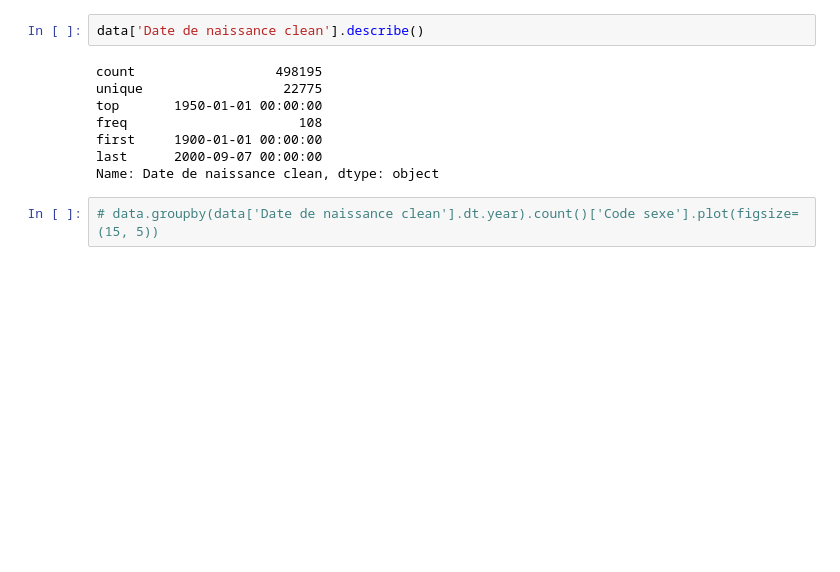
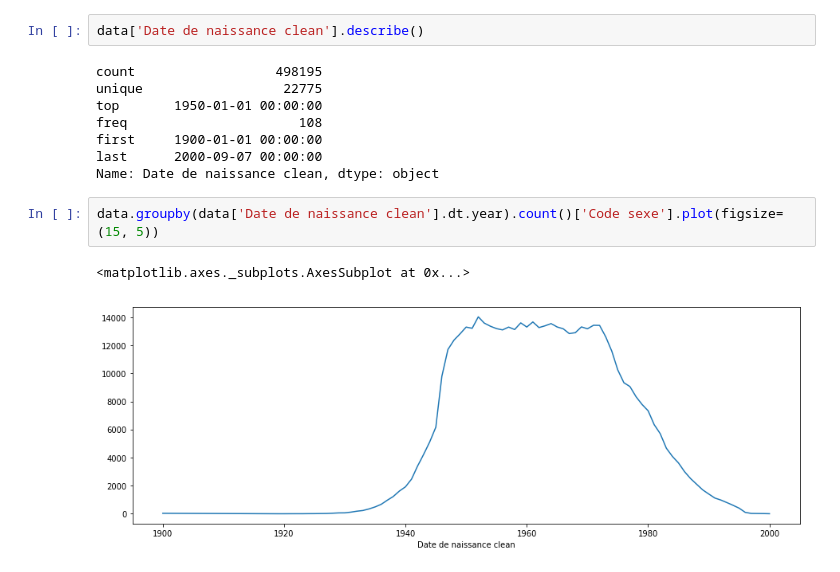
Before and after one commit to jdenes/WOG, a Jupyter notebook: Demo.ipynb, the cells around one changed output. Drawn from its saved outputs; the diff is of its cells as text; blank space fills up the shorter version.

```diff
--- a/Demo.ipynb
+++ b/Demo.ipynb
@@ -71,5 +77,8 @@ first     1900-01-01 00:00:00
 last      2000-09-07 00:00:00
 Name: Date de naissance clean, dtype: object
 # %%
-# data.groupby(data['Date de naissance clean'].dt.year).count()['Code sexe'].plot(figsize=(15, 5))
+data.groupby(data['Date de naissance clean'].dt.year).count()['Code sexe'].plot(figsize=(15, 5))
+# %% [output]
+<matplotlib.axes._subplots.AxesSubplot at 0x...>
+[figure, added]
 # %%
```
Also changed, not shown: parts of 4 cells of this notebook, 1 other file.
